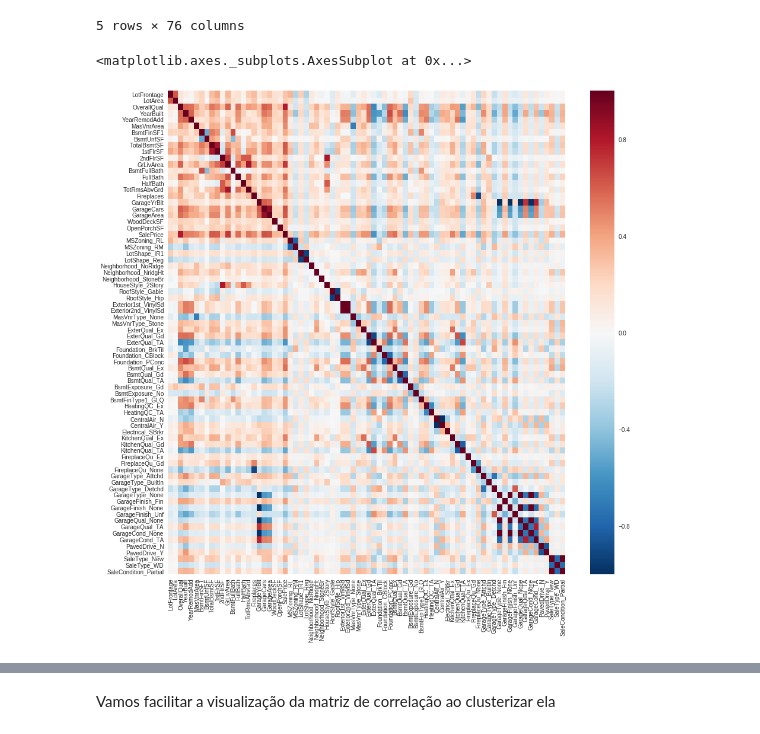
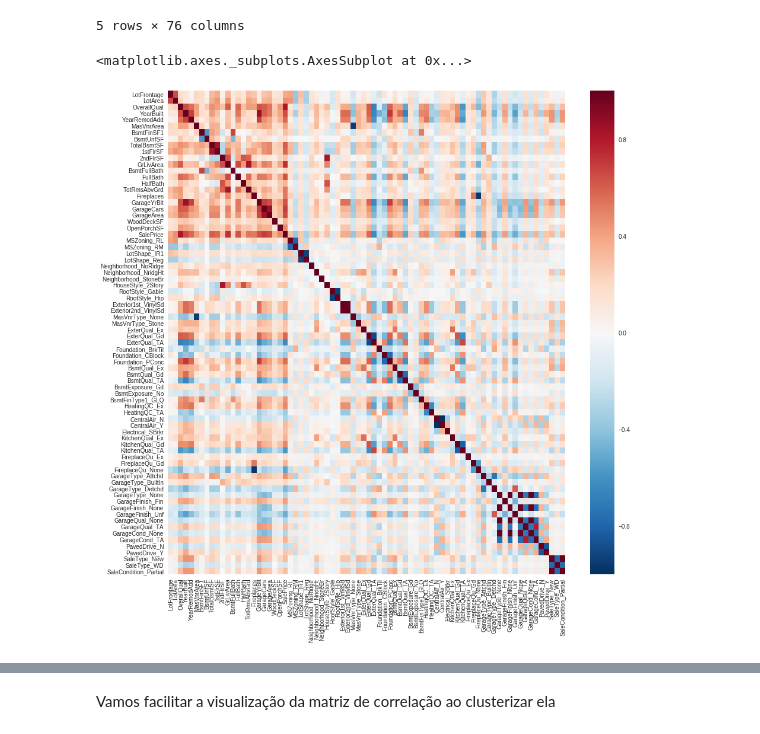
Before and after one commit to 51rL1N5/Prova_Esig, a Jupyter notebook: houseprice.ipynb, the cells around one changed output, grey strips where cells are left out. Cells and saved outputs as stored; diff of their text form; code cells hidden in the pictures.

```diff
--- a/houseprice.ipynb
+++ b/houseprice.ipynb
@@ -663,13 +663,13 @@ train.head(5)
 | 4 | 84.0 | 14260 | 8 | 2000 | 2000 | 350.0 | 655 | 490 | ... |
 5 rows × 76 columns
 # %%
-new_corr = train.corr()
+new_corr = train.corr(method='spearman')
 
 plt.figure(figsize=(15,15))
 
 sbs.heatmap(
             new_corr,
            )
 # %% [output]
 <matplotlib.axes._subplots.AxesSubplot at 0x...>
-[figure, old version]
+[figure, new version]
```
Also changed, not shown: parts of 22 cells of this notebook.
